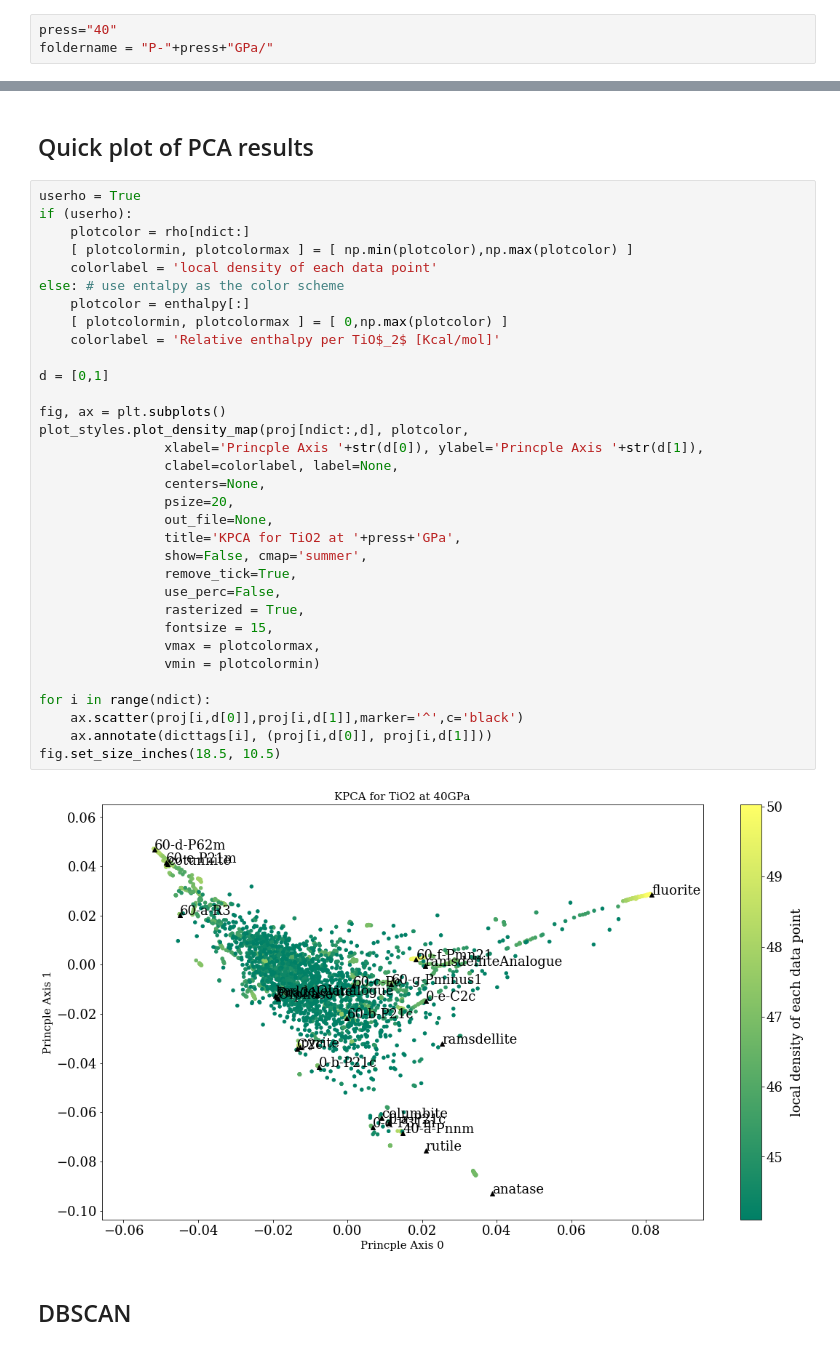
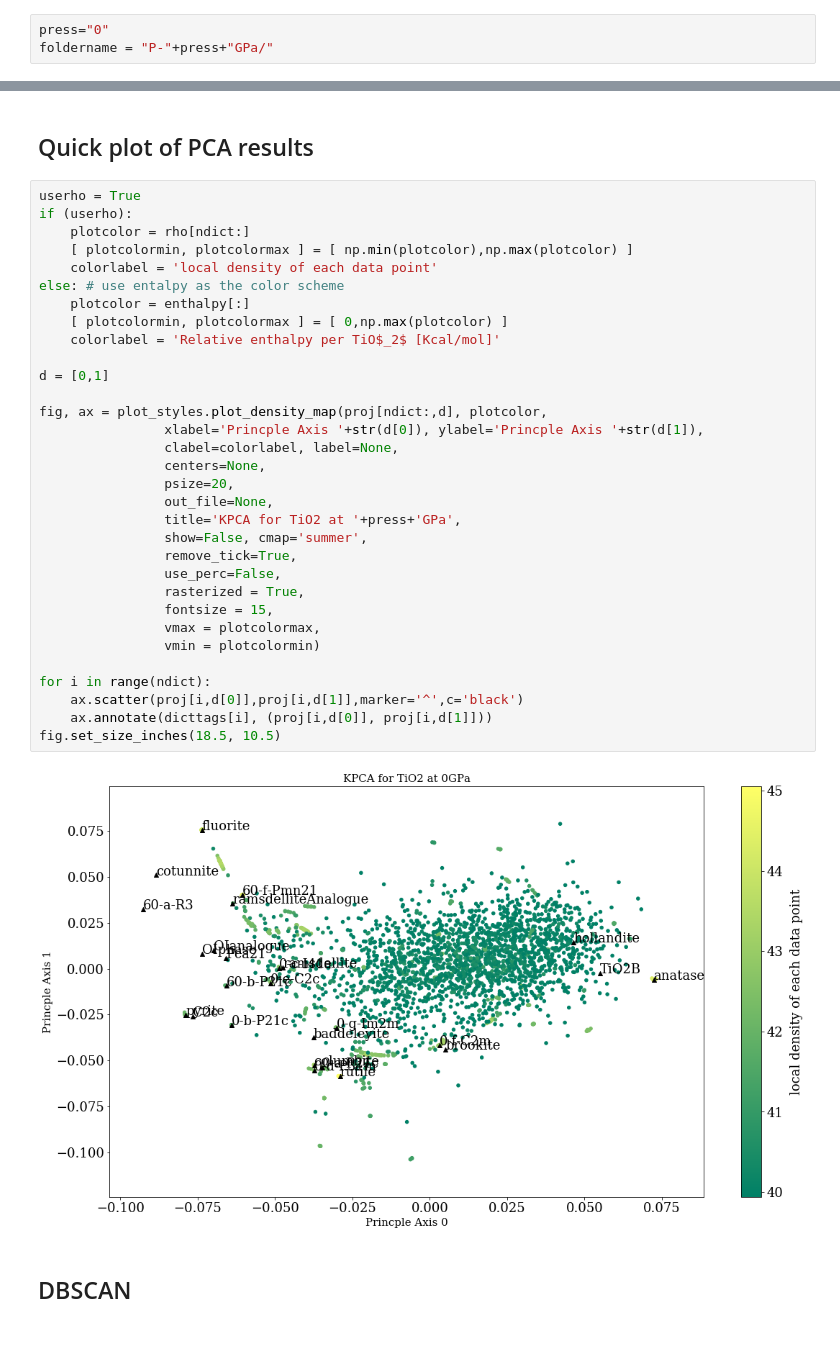
Before and after one commit to BingqingCheng/ASAP, a Jupyter notebook: notebooks/TiO2-ASAP.ipynb, the cells around one changed output, grey strips where cells are left out. Cells and saved outputs as stored; diff of their text form.

```diff
--- a/notebooks/TiO2-ASAP.ipynb
+++ b/notebooks/TiO2-ASAP.ipynb
@@ -29,7 +31,7 @@ kb2kcalmol = 0.0019872036 # kb*K to kcal_mol
 # %%
 from ase.io import read,write
 # %%
-press="40"
+press="0"
 foldername = "P-"+press+"GPa/"
 # %%
 # load the known structures
@@ -152,36 +152,35 @@ userho = True
 if (userho):
     plotcolor = rho[ndict:]
     [ plotcolormin, plotcolormax ] = [ np.min(plotcolor),np.max(plotcolor) ]
     colorlabel = 'local density of each data point'
 else: # use entalpy as the color scheme
     plotcolor = enthalpy[:]
     [ plotcolormin, plotcolormax ] = [ 0,np.max(plotcolor) ]
     colorlabel = 'Relative enthalpy per TiO$_2$ [Kcal/mol]'
 
 d = [0,1]
 
-fig, ax = plt.subplots()
-plot_styles.plot_density_map(proj[ndict:,d], plotcolor,
+fig, ax = plot_styles.plot_density_map(proj[ndict:,d], plotcolor,
                 xlabel='Princple Axis '+str(d[0]), ylabel='Princple Axis '+str(d[1]),
                 clabel=colorlabel, label=None,
                 centers=None,
                 psize=20,
                 out_file=None,
                 title='KPCA for TiO2 at '+press+'GPa',
                 show=False, cmap='summer',
                 remove_tick=True,
                 use_perc=False,
                 rasterized = True,
                 fontsize = 15,
                 vmax = plotcolormax,
                 vmin = plotcolormin)
 
 for i in range(ndict):
     ax.scatter(proj[i,d[0]],proj[i,d[1]],marker='^',c='black')
     ax.annotate(dicttags[i], (proj[i,d[0]], proj[i,d[1]]))
 fig.set_size_inches(18.5, 10.5)
 # %% [output]
-[figure, old version]
+[figure, new version]
 # %% [markdown]
 ## DBSCAN
 # %%
```
Also changed, not shown: parts of 57 cells of this notebook.
